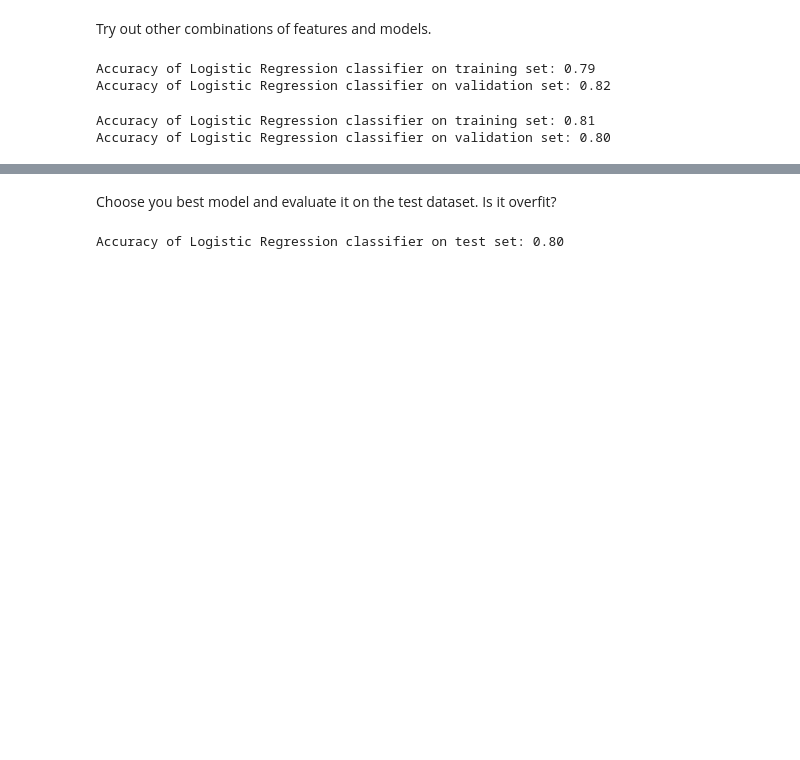
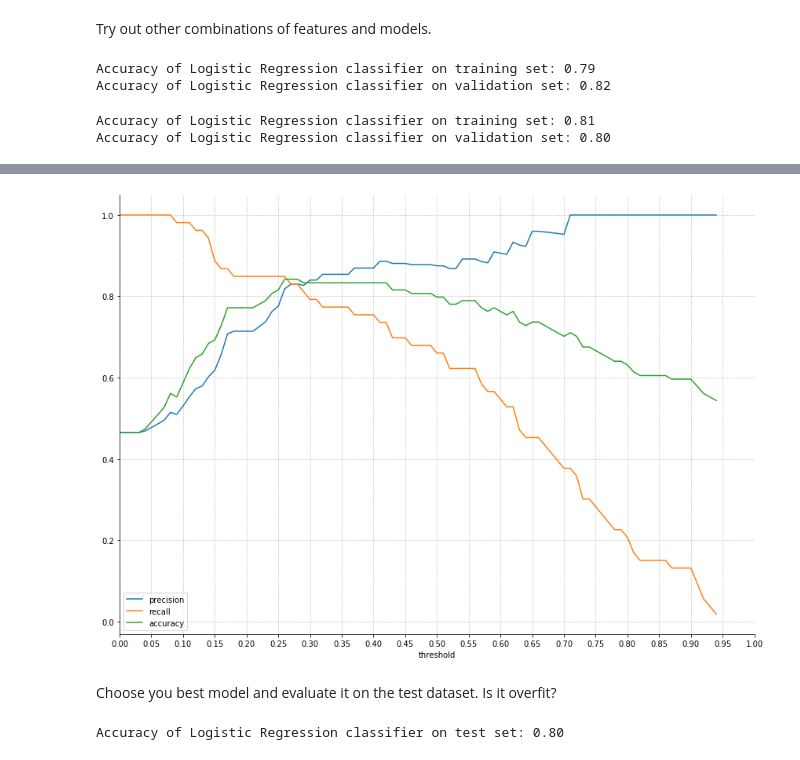
Before and after one commit to brandireger/ds-methodologies-exercises, a Jupyter notebook: classification/model.ipynb, the cells around one changed output, grey strips where cells are left out. Saved outputs shown, nothing was run; the diff lists cells and outputs as text; code cells hidden in the pictures; blank space fills up the shorter version.

```diff
--- a/classification/model.ipynb
+++ b/classification/model.ipynb
@@ -209,3 +237,9 @@ Accuracy of Logistic Regression classifier on validation set: 0.80
+# %%
+util.plot_metrics_by_thresholds(
+    evaluation.actual, evaluation['model_5']
+)
+# %% [output]
+[figure, added]
 # %% [markdown]
 Choose you best model and evaluate it on the test dataset. Is it overfit?
 # %%
```
Also changed, not shown: parts of 117 cells of this notebook, 3 other files.
